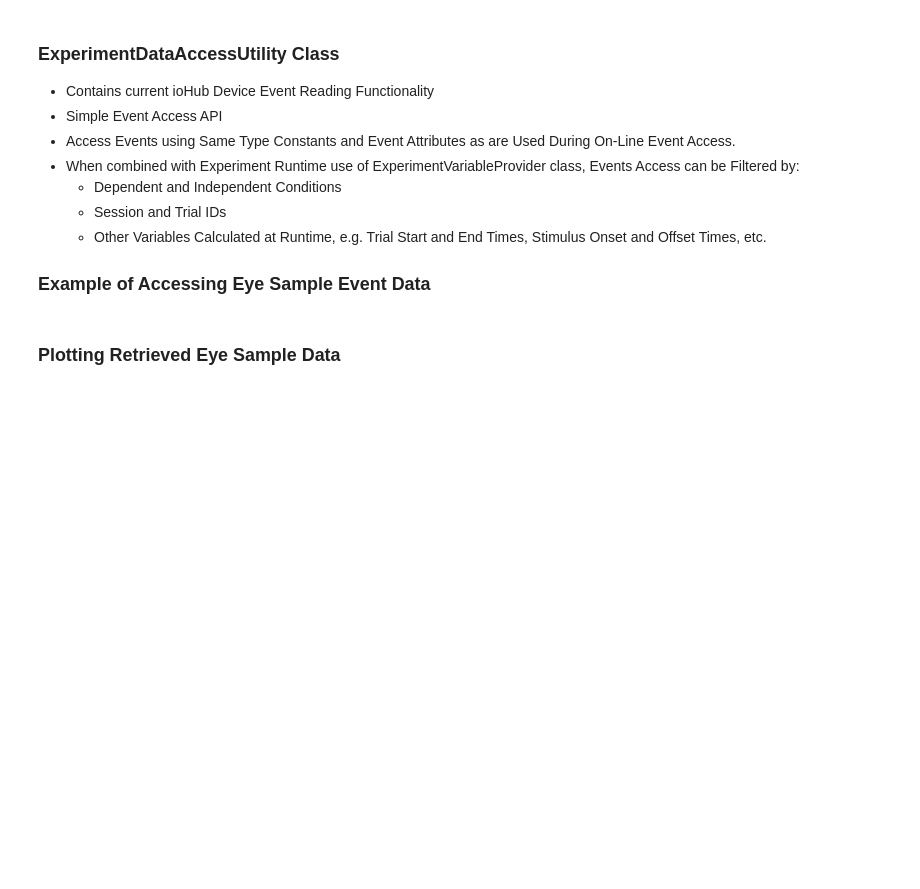
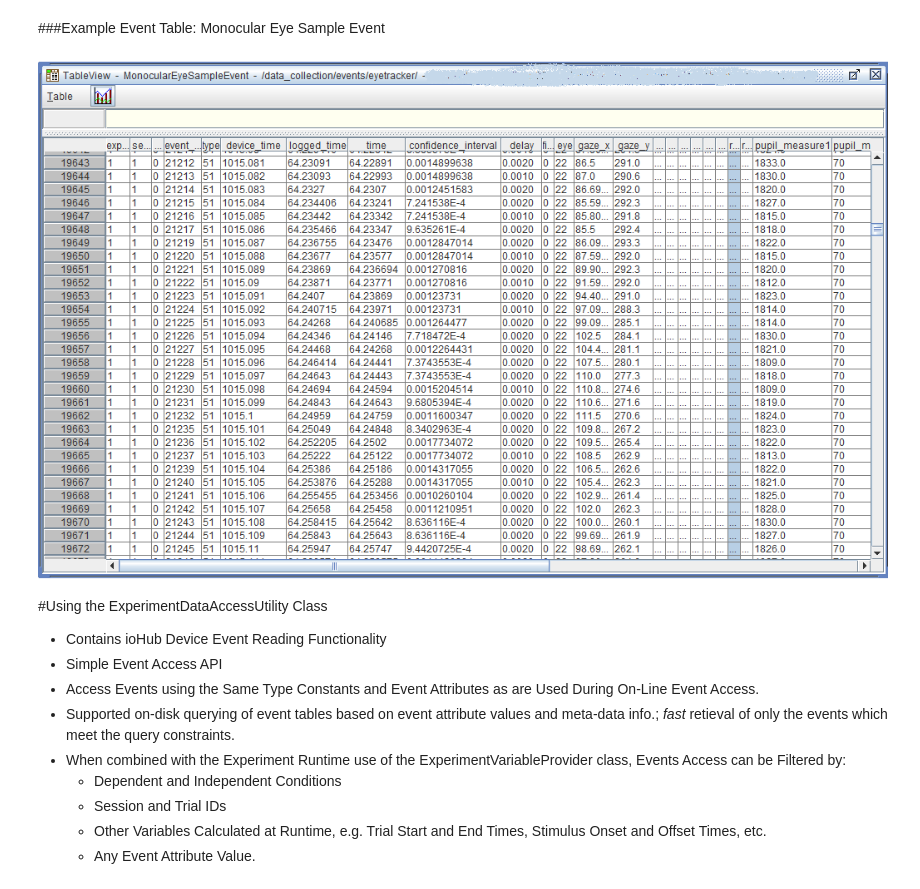
Before and after one commit to isolver/ECEM13_PyET, a Jupyter notebook: notebooks/C. Accessing Events from ioDataStore.ipynb, the cells around one changed output. Saved outputs shown, nothing was run; the diff lists cells and outputs as text; code cells hidden in the pictures; blank space fills up the shorter version.

```diff
--- a/notebooks/C. Accessing Events from ioDataStore.ipynb
+++ b/notebooks/C. Accessing Events from ioDataStore.ipynb
@@ -5,13 +42,18 @@
+# %% [markdown]
+###Example Event Table: Monocular Eye Sample Event
+# %%
+Image(filename='./ioDataStore MonoSample Event.png')
+# %% [output]
+[figure, added]
 # %% [markdown]
-### ExperimentDataAccessUtility Class
+#Using the ExperimentDataAccessUtility Class
 
-+ Contains current ioHub Device Event Reading Functionality
++ Contains ioHub Device Event Reading Functionality
 + Simple Event Access API
-+ Access Events using Same Type Constants and Event Attributes as are Used During On-Line Event Access.
-+ When combined with Experiment Runtime use of ExperimentVariableProvider class, Events Access can be Filtered by:
++ Access Events using the Same Type Constants and Event Attributes as are Used During On-Line Event Access.
++ Supported on-disk querying of event tables based on event attribute values and meta-data info.; *fast* retieval of only the events which meet the query constraints.
++ When combined with the Experiment Runtime use of the ExperimentVariableProvider class, Events Access can be Filtered by:
     + Dependent and Independent Conditions
     + Session and Trial IDs
     + Other Variables Calculated at Runtime, e.g. Trial Start and End Times, Stimulus Onset and Offset Times, etc.
-
-
-### Example of Accessing Eye Sample Event Data
+    + Any Event Attribute Value.
@@ -48,2 +59,0 @@ for t,tsamples in enumerate(session_trial_sample_data):
-# %% [markdown]
-### Plotting Retrieved Eye Sample Data
```
Also changed, not shown: parts of 22 cells of this notebook, 36 other files.
